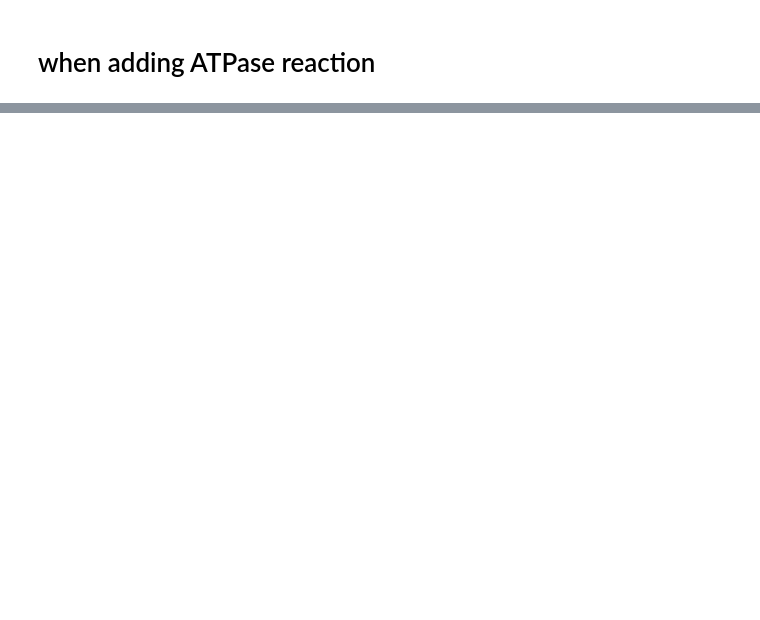
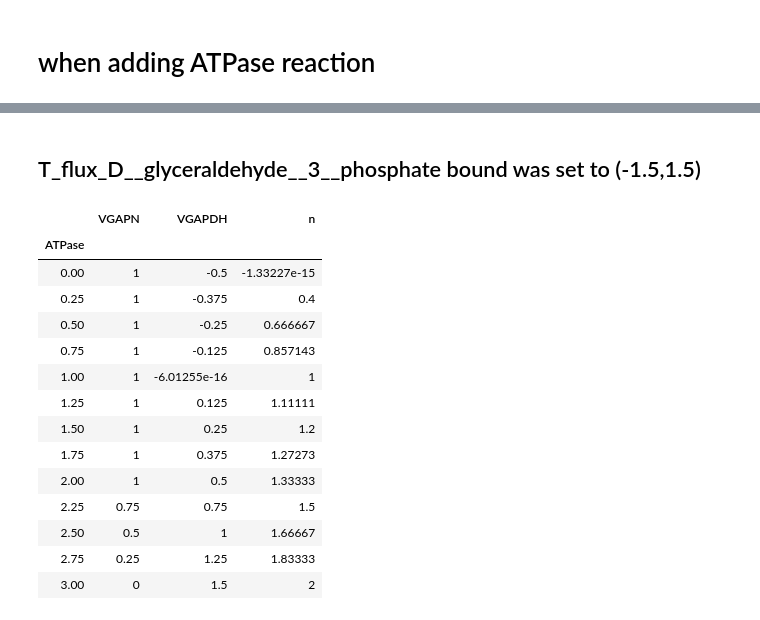
Before and after one commit to YanfeiZhang1208/Gear-shifting, a Jupyter notebook: Codes/Dual objectives and gear shifting.ipynb, the cells around one changed output, grey strips where cells are left out. Cells and saved outputs as stored; diff of their text form; code cells hidden in the pictures; blank space fills up the shorter version.

```diff
--- a/Codes/Dual objectives and gear shifting.ipynb
+++ b/Codes/Dual objectives and gear shifting.ipynb
@@ -65,6 +116,8 @@ model1.reactions.get_by_id("carb_enter_glucneo_1.2.1.9_1.2.1.9__RXN").bounds = (
 # %%
 M = model1.copy()
 M.reactions.get_by_id('T_trans_phosphate').bounds = (-10,10)
+
+
 reaction = Reaction('from_pyruvate_to_GAP')
 reaction.name = 'from_pyruvate_to_GAP'
 reaction.lower_bound = -0.  # This is the default
@@ -72,20 +125,18 @@ reaction.upper_bound = 10.  # This is the default
 M.add_reactions([reaction])
 reaction.add_metabolites({"pyruvate": -1.0,
                          "NAD+": -1.0,
-                         "ATP": -0,
+                         "ATP": -3,
                          "D__glyceraldehyde__3__phosphate": 1.0,
                          "NADH": 1.0,
                           "H+": 1.0,
-                         "ADP": 0})
+                         "ADP": 3})
 
 M.objective = M.reactions.get_by_id('from_pyruvate_to_GAP')
 sol = M.optimize()
 l = sol.fluxes[abs(sol.fluxes)>1e-6].index
 for rxn in l:
-    print (rxn,M.reactions.get_by_id(rxn).reaction,sol.fluxes.loc[rxn])
-
+    print (rxn,sol.fluxes.loc[rxn])
 print ("GAPN flux is " + str(sol.fluxes.loc['carb_enter_glucneo_1.2.1.9_1.2.1.9__RXN']),", GAPDH flux is " + str(-sol.fluxes.loc['carb_enter_glucneo_2.7.2.3_PHOSGLYPHOS__RXN']))
-
-b = show_map(sol,map_loc)
-b
+# b = show_map(sol,map_loc)
+# b
 # %% [output]
@@ -317,0 +198,10 @@ M.reactions.get_by_id("carb_enter_glucneo_1.2.1.9_1.2.1.9__RXN").bounds = (0,1)
+# %%
+def different_ATPase_bound (a,b):
+    M.reactions.get_by_id('NGAM').bounds =(a,a)
+    M.reactions.get_by_id('T_flux_D__glyceraldehyde__3__phosphate').bounds =(-b,0)
+    M.objective = M.reactions.get_by_id('T_flux_pyruvate')
+    sol = M.optimize()
+    l = sol.fluxes[abs(sol.fluxes)>1e-6].index
+#     for rxn in l:
+#         print (rxn,M.reactions.get_by_id(rxn).reaction,sol.fluxes.loc[rxn],M.reactions.get_by_id(rxn).bounds)
+    return(sol.fluxes.loc['carb_enter_glucneo_1.2.1.9_1.2.1.9__RXN'],-sol.fluxes.loc['carb_enter_glucneo_2.7.2.3_PHOSGLYPHOS__RXN'],sol.fluxes.loc['carb_enter_2.7.1.40_PEPDEPHOS__RXN'])
@@ -317,0 +232,2 @@ M.reactions.get_by_id("carb_enter_glucneo_1.2.1.9_1.2.1.9__RXN").bounds = (0,1)
+# %% [markdown]
+## T_flux_D__glyceraldehyde__3__phosphate bound was set to (-1.5,1.5)
@@ -317,0 +242,18 @@ M.reactions.get_by_id("carb_enter_glucneo_1.2.1.9_1.2.1.9__RXN").bounds = (0,1)
+# %%
+df_Variation_ATPase_with_high_GAP
+# %% [output]
+|  | VGAPN | VGAPDH | n |
+| ATPase |  |  |  |
+| 0.00 | 1 | -0.5 | -1.33227e-15 |
+| 0.25 | 1 | -0.375 | 0.4 |
+| 0.50 | 1 | -0.25 | 0.666667 |
+| 0.75 | 1 | -0.125 | 0.857143 |
+| 1.00 | 1 | -6.01255e-16 | 1 |
+| 1.25 | 1 | 0.125 | 1.11111 |
+| 1.50 | 1 | 0.25 | 1.2 |
+| 1.75 | 1 | 0.375 | 1.27273 |
+| 2.00 | 1 | 0.5 | 1.33333 |
+| 2.25 | 0.75 | 0.75 | 1.5 |
+| 2.50 | 0.5 | 1 | 1.66667 |
+| 2.75 | 0.25 | 1.25 | 1.83333 |
+| 3.00 | 0 | 1.5 | 2 |
```
Also changed, not shown: parts of 66 cells of this notebook, 9 other files.
